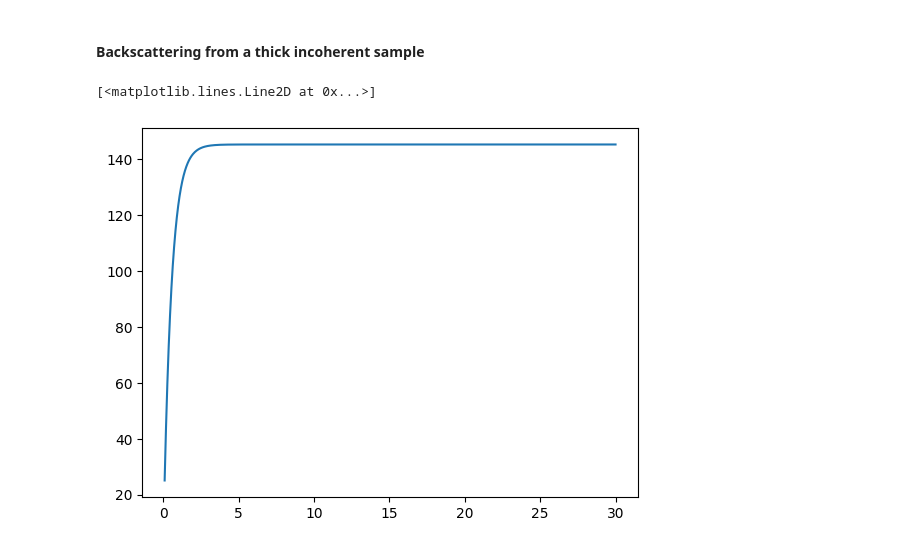
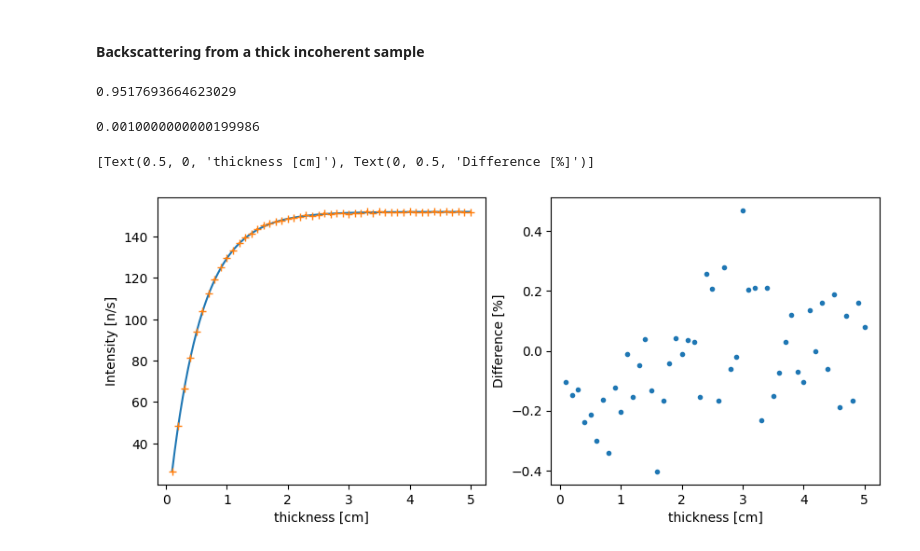
Before and after one commit to Lomholy/McStas_sample_component, a Jupyter notebook: Incoherent/Analytical.ipynb, the cells around one changed output. Cells and saved outputs as stored; diff of their text form; code cells hidden in the pictures.

Commit message:
Analytical and simulation match perfectly

```diff
--- a/Incoherent/Analytical.ipynb
+++ b/Incoherent/Analytical.ipynb
@@ -53,23 +87,45 @@ Scattering at detector=27.13n/s
 # %%
 def n_measured_thick(flux, area, dist, rho, solid, cross, mu):
-    return flux*area*rho*cross*solid/4/np.pi*mu* (1-np.exp(-2*mu*dist))/2/mu
+    solid = 10/(100+(1-np.exp(-2*mu*dist))/2/mu)**2
+    result = flux*area*rho*cross*solid/4/np.pi *(1-np.exp(-2*mu*dist))/2/mu
+
+    return result
 # Calculated total scattered intensity, uncorrected for absorption
-flux = 1e7 # incoming flux 25 mm from sample n/s/cm^2
+flux = 0.9999e7 # incoming flux 25 mm from sample n/s/cm^2
 area = 1 # square cm
-dist = 1*1e-1 # Distance travelled by the neutron inside sample in cm
-rho= 0.0719#1/13.827 # Unit cell density. AA^-3 (10^-24 cm)
+dist = 0.1 # Distance travelled by the neutron inside sample in cm
+rho= 1/13.827 # Unit cell density. AA^-3 (10^-24 cm)
 cross=5.08 # Cross section in barns (10^-24 cm)
-mu = 0.94622 # Attenuation factor in cm^-1
+speed = np.sqrt(10)*437.39
+
+mu = (5.08 + 5.08*2200/speed)*rho # Attenuation factor in cm^-1
+print(mu)
+# mu = 0.96
 solid = 4*np.pi# Solid angle in radians. A/r^2
 n_tot = n_measured_thick(flux, area, dist, rho, solid, cross, mu)
-solid = 0.001# Solid angle in radians. A/r^2
+solid = 10/100**2# Solid angle in radians. A/r^2
+solid = 10/100**2# Solid angle in radians. A/r^2
 n_solid =n_measured_thick(flux, area, dist, rho, solid, cross, mu)
 # Now simulate for many thicknesses what their scattering is
-dist = np.linspace(0.1,30,1000)
+dist = np.linspace(0.1,5,1000)
 absolute_scattering = n_measured_thick(flux, area, dist, rho, solid, cross, mu)
-fig, ax = plt.subplots()
-ax.plot(dist, absolute_scattering)
 #print(f"Total scattering= {n_tot:.4g}n/s\nScattering at detector={n_solid:.4g}n/s")
 # %% [output]
-[<matplotlib.lines.Line2D at 0x...>]
+0.9517693664623029
-[figure, removed]
+# %%
+0.031622776602**2
+# %% [output]
+0.0010000000000199986
+# %%
+100*(1-27.1/27.12)
+fig, ax = plt.subplots(ncols=2, figsize=(10,4))
+ax[0].plot(dist, absolute_scattering, '-', label="Analytical")#absolute_scattering, '.')
+ax[0].errorbar(data[0]*100,data[1],data[2], fmt='+', label="McStas")
+ax[1].plot(100*data[0],
+           100*(1-data[1]/ n_measured_thick(flux, area, data[0]*100, rho, solid, cross, mu)),
+           ".", label="Difference")
+ax[0].set(xlabel="thickness [cm]", ylabel="Intensity [n/s]")
+ax[1].set(xlabel="thickness [cm]", ylabel="Difference [%]")
+# %% [output]
+[Text(0.5, 0, 'thickness [cm]'), Text(0, 0.5, 'Difference [%]')]
+[figure, added]
```
Also changed, not shown: parts of 6 cells of this notebook.
